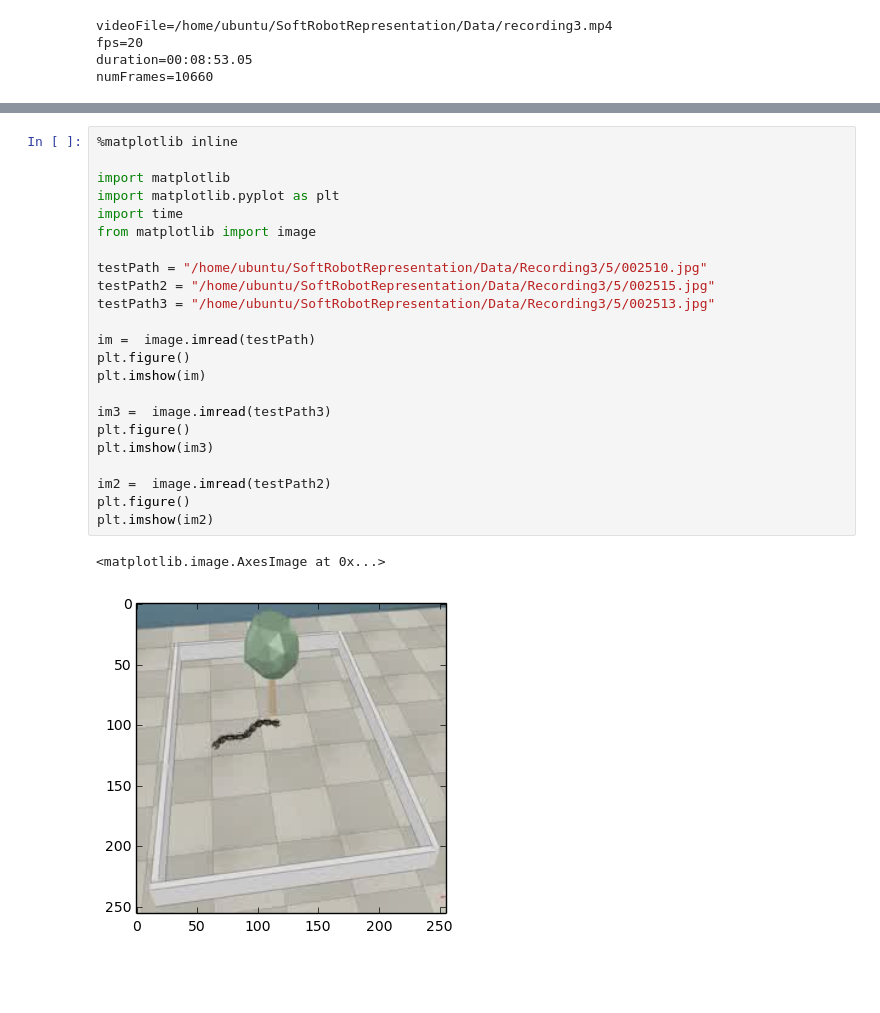
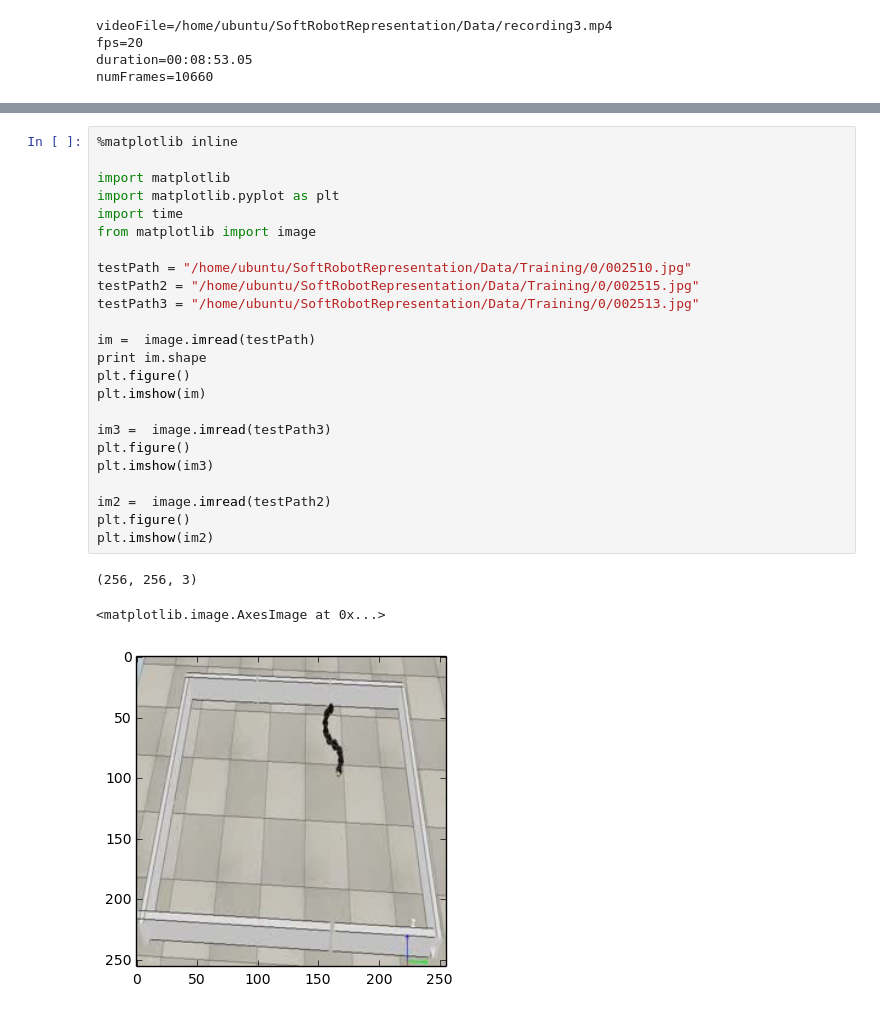
Before and after one commit to josephgreer/SoftRobotRepresentation, a Jupyter notebook: Src/PreprocessVideoData.ipynb, the cells around one changed output, grey strips where cells are left out. Cells and saved outputs as stored; diff of their text form; blank space fills up the shorter version.

Commit message:
Added training

```diff
--- a/Src/PreprocessVideoData.ipynb
+++ b/Src/PreprocessVideoData.ipynb
@@ -111,26 +164,28 @@ filterString=crop=1188:1102:488:78, scale=256:256
 # %%
 %matplotlib inline
 
 import matplotlib
 import matplotlib.pyplot as plt
 import time
 from matplotlib import image
 
-testPath = "/home/ubuntu/SoftRobotRepresentation/Data/Recording3/5/002510.jpg"
-testPath2 = "/home/ubuntu/SoftRobotRepresentation/Data/Recording3/5/002515.jpg"
-testPath3 = "/home/ubuntu/SoftRobotRepresentation/Data/Recording3/5/002513.jpg"
+testPath = "/home/ubuntu/SoftRobotRepresentation/Data/Training/0/002510.jpg"
+testPath2 = "/home/ubuntu/SoftRobotRepresentation/Data/Training/0/002515.jpg"
+testPath3 = "/home/ubuntu/SoftRobotRepresentation/Data/Training/0/002513.jpg"
 
 im =  image.imread(testPath)
+print im.shape
 plt.figure()
 plt.imshow(im)
 
 im3 =  image.imread(testPath3)
 plt.figure()
 plt.imshow(im3)
 
 im2 =  image.imread(testPath2)
 plt.figure()
 plt.imshow(im2)
 # %% [output]
-<matplotlib.image.AxesImage at 0x...>
+(256, 256, 3)
+<matplotlib.image.AxesImage at 0x...>
-[figure, old version]
+[figure, new version]
```
Also changed, not shown: parts of 3 cells of this notebook, 1 other file.
